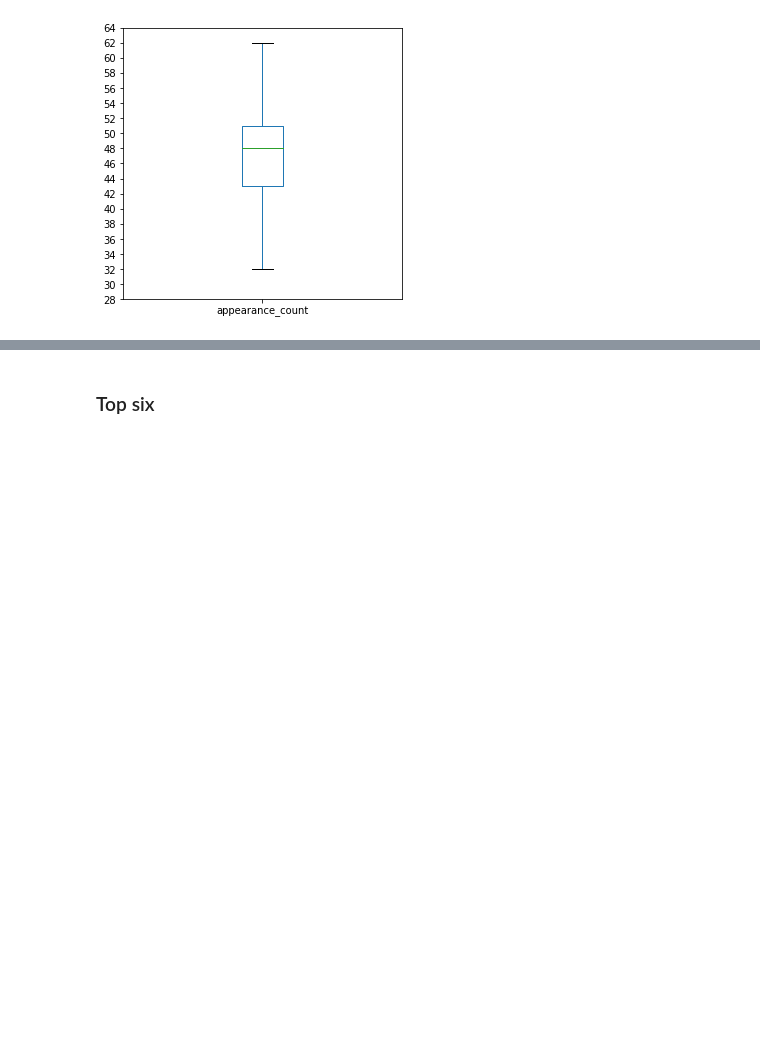
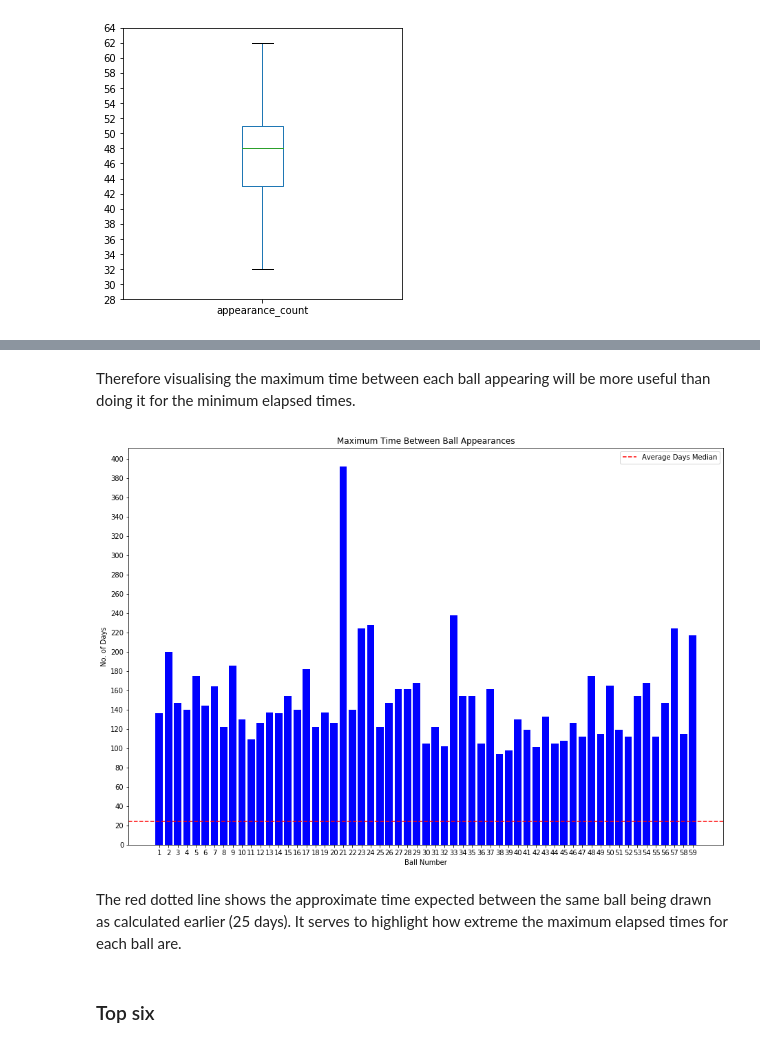
Before and after one commit to MatthewCarterIO/uk-lotto-DA, a Jupyter notebook: uk_lotto_DA.ipynb, the cells around one changed output, grey strips where cells are left out. Cells and saved outputs as stored; diff of their text form; code cells hidden in the pictures; blank space fills up the shorter version.

Commit message:
Finish time elapsed section and reorganise section order

```diff
--- a/uk_lotto_DA.ipynb
+++ b/uk_lotto_DA.ipynb
@@ -197,0 +325,8 @@ plt.show()
+# %%
+# Get the median values from the stats_days_between dictionary.
+median_days_between = []
+for k, v in stats_days_between.items():
+    median_days_between.append(v[1])
+
+# Find the average of these median values.
+np.around(np.mean(median_days_between), decimals=1)
@@ -197,0 +339,14 @@ plt.show()
+# %%
+# Function to get the minimum and maximum number of days between the same ball being drawn.
+def get_min_max_days_between(ball_draw_dates_list):
+    # Get list of the number of days between each ball appearance.
+    days_between = get_days_between(ball_draw_dates_list)
+    # Return the max and min values in the list.
+    return (min(days_between), max(days_between))
+# %%
+# For all 59 balls get the minimum and maximum number of days elapsed between it being drawn and store them in a dictionary.
+min_max_days_elapsed = {}
+for ball in range(1, 60):
+    # Store ball number with min and max time elapsed between appearances in a dictionary.
+    min_max_days_elapsed[ball] = get_min_max_days_between(get_ball_draw_dates(ball))
+min_max_days_elapsed
@@ -197,0 +380,5 @@ plt.show()
+# %%
+# Create a list containing just the maximum number of days between each ball appearing from the dictionary.
+max_days_elapsed = [x[1] for x in min_max_days_elapsed.values()]
+# Find the maximum value.
+print(f"Overall maximum days elapsed: {max(max_days_elapsed)}")
@@ -198,3 +395,23 @@ plt.show()
+# %% [markdown]
+Therefore visualising the maximum time between each ball appearing will be more useful than doing it for the minimum elapsed times.
+# %%
+# Plot bar chart of maximum time elapsed between appearances for each ball.
+fig = plt.figure(figsize=(12,8))
+ax = fig.add_axes([0,0,1,1])
+ax.bar(min_max_days_elapsed.keys(), max_days_elapsed, color='b')
+# Average time elapsed between a ball appearing calculated earlier.
+ax.axhline(y=np.around(np.mean(median_days_between), decimals=1), color="r", label="Average Days Median", linestyle="--")
+ax.set_title("Maximum Time Between Ball Appearances")
+ax.set_xlabel("Ball Number")
+ax.set_ylabel("No. of Days")
+ax.set_xticks(range(1,60))
+ax.set_yticks(range(0,420,20))
+ax.legend()
+plt.show()
+# %% [output]
+[figure, added]
+# %% [markdown]
+The red dotted line shows the approximate time expected between the same ball being drawn as calculated earlier (25 days). It serves to highlight how extreme the maximum elapsed times for each ball are.
 # %% [markdown]
 ### Top six
 # %% [markdown]
```
Also changed, not shown: parts of 56 cells of this notebook.
